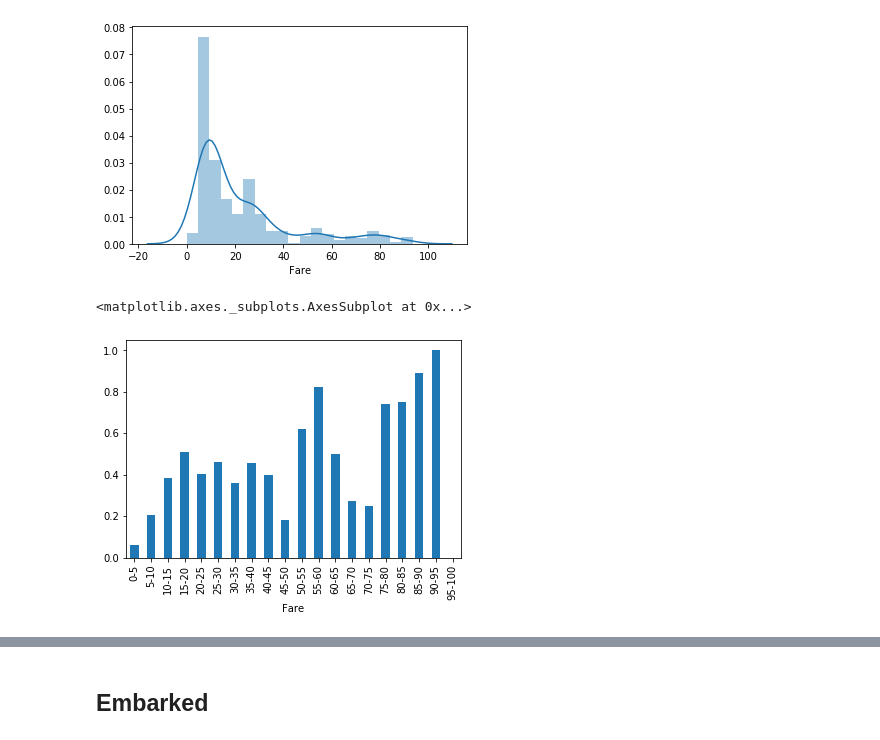
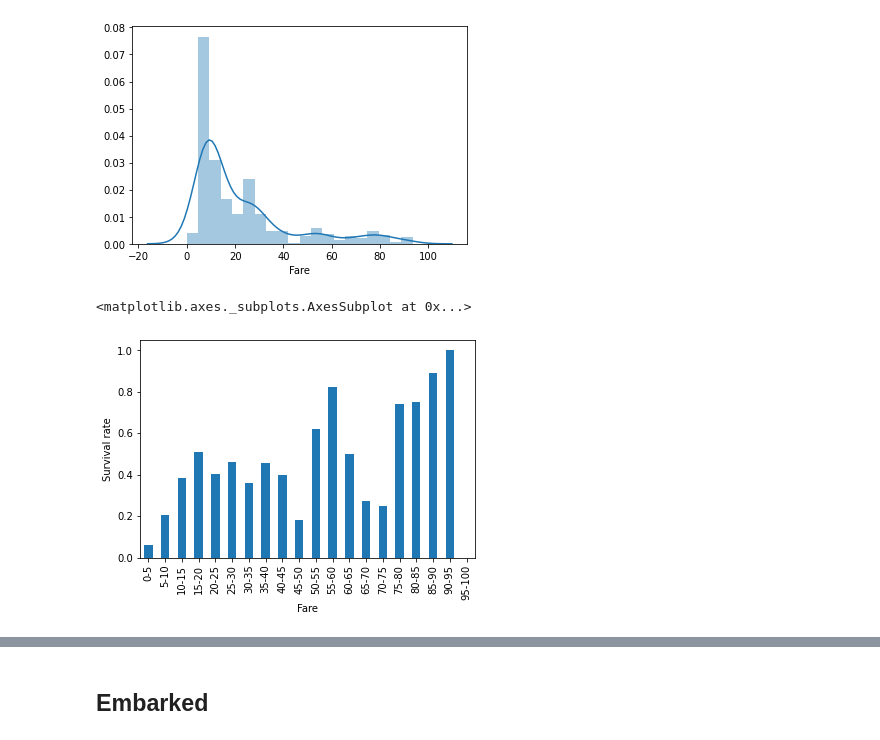
Before and after one commit to predora005/kaggle-practice, a Jupyter notebook: titanic/titanic.ipynb, the cells around one changed output, grey strips where cells are left out. Cells and saved outputs as stored; diff of their text form; code cells hidden in the pictures.

```diff
--- a/titanic/titanic.ipynb
+++ b/titanic/titanic.ipynb
@@ -239,13 +239,14 @@ sns.distplot(low_fare_data['Fare'], bins=20)
 # %%
 # Binning fare every 5
 fare_bins_list =  [-1] + list(range(5, 101, 5))
 fare_bins_label_list =  list(range(0, 100, 5))
-fare_bins_label = [ "{0}-{1}".format(fare, fare + 5) for fare in (fare_bins_label_list) ]
+fare_bins_label = [ '{0}-{1}'.format(fare, fare + 5) for fare in (fare_bins_label_list) ]
 fare_bins = pd.cut(train_data['Fare'],  bins=fare_bins_list, labels=fare_bins_label)
 
 # Group by Fare and calculate average
 fare_grouped_data = train_data.groupby(fare_bins).mean()
+plt.ylabel('Survival rate')
 fare_grouped_data['Survived'].plot(kind='bar')
 # %% [output]
 <matplotlib.axes._subplots.AxesSubplot at 0x...>
-[figure, old version]
+[figure, new version]
```
Also changed, not shown: parts of 17 cells of this notebook.
